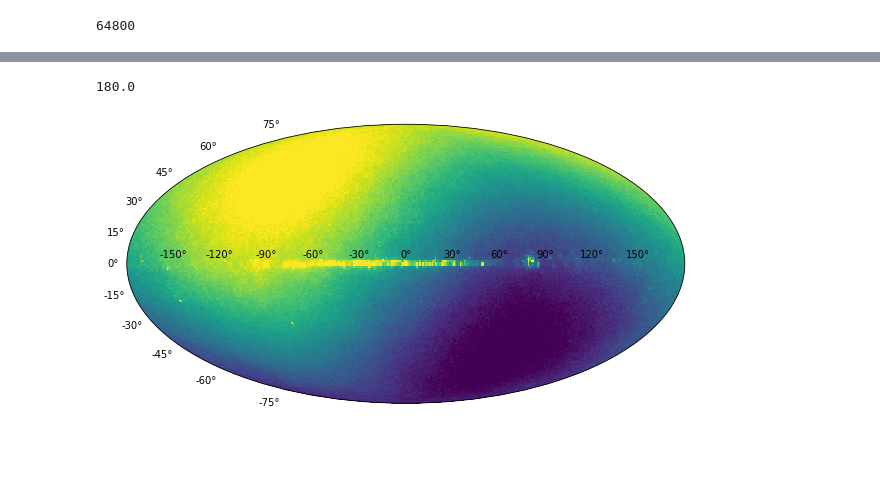
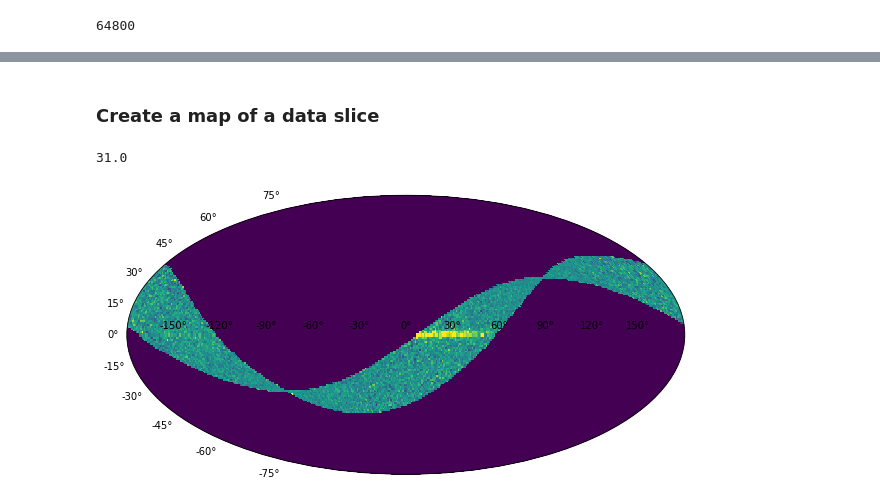
Before and after one commit to words-sdsc/edX, a Jupyter notebook: astro_example.ipynb, the cells around one changed output, grey strips where cells are left out. Cells and saved outputs as stored; diff of their text form; code cells hidden in the pictures; blank space fills up the shorter version.

```diff
--- a/astro_example.ipynb
+++ b/astro_example.ipynb
@@ -588,2 +775,2 @@ len(p)
 # %%
-n = np.random.normal(scale=.001, size=len(p))
+noise = np.random.normal(scale=.001, size=len(simulated_timelines))
@@ -591,0 +779,2 @@ p_with_noise = p.temperature + n
+# %%
+simulated_noisy_timelines = simulated_timelines + noise
@@ -624,15 +880,19 @@ pixelated_map.head()
+# %% [markdown]
+### Create a map of a data slice
+# %%
+simulated_noisy_timelines_first_month = simulated_noisy_timelines.loc[slice("14/8/2009", "13/9/2009")]
 # %%
-len(pixelated_map)/360
+len(simulated_noisy_timelines_first_month)/360
 # %% [output]
-180.0
+31.0
+# %%
+simulated_noisy_map_first_month= simulated_noisy_timelines_first_month.groupby(level="pixel").mean()
 # %%
-fig = plt.figure(figsize=(10,20))
-
-ax = fig.add_subplot(111, projection="mollweide")
-
+create_mollweide_axes()
 vmax = 3e-3
 vmin = -3e-3
 
-plt.pcolormesh(np.radians(longitude), np.radians(latitude), pixelated_map.temperature.values.reshape((180,360)), vmin=vmin, vmax=vmax);
+plt.pcolormesh(np.radians(longitude), np.radians(latitude),
+            simulated_noisy_map_first_month.reindex(pixelated_map.index).values.reshape((180,360)), vmin=vmin, vmax=vmax);
 # %% [output]
-[figure, old version]
+[figure, new version]
```
Also changed, not shown: parts of 124 cells of this notebook.
